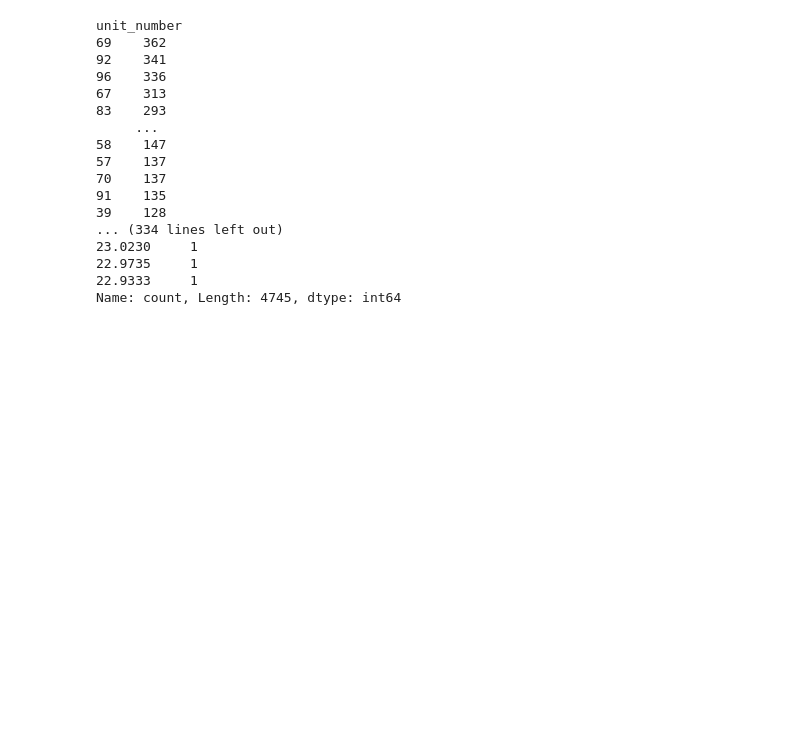
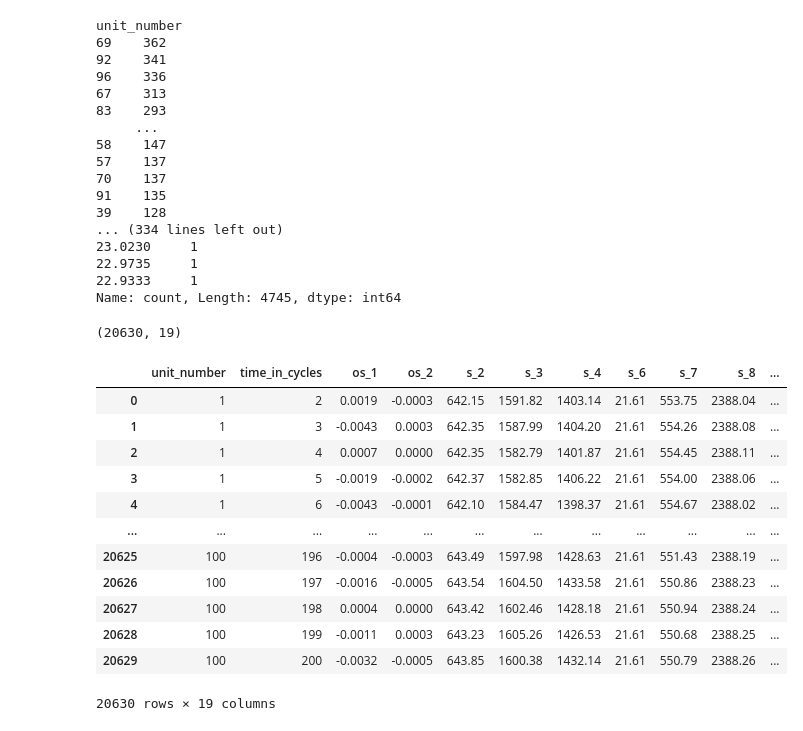
Before and after one commit to berkaylacinkaya/NASA_CMAPSS_TURBOFAN_ENGINE-PdM-, a Jupyter notebook: main.ipynb, the cells around one changed output. Drawn from its saved outputs; the diff is of its cells as text; code cells hidden in the pictures; blank space fills up the shorter version.

```diff
--- a/main.ipynb
+++ b/main.ipynb
@@ -172,4 +172,26 @@ unit_number
 22.9735     1
 22.9333     1
 Name: count, Length: 4745, dtype: int64
+# %%
+df.drop(["os_3","s_1","s_5","s_10","s_16","s_18","s_19"],axis=1,inplace=True)#These features have only one value.For this reason I dropped them. Because there aren't information gain for any ML models. Their variance is zero.
+# %%
+df.shape
+# %% [output]
+(20630, 19)
+# %%
+df
+# %% [output]
+|  | unit_number | time_in_cycles | os_1 | os_2 | s_2 | s_3 | s_4 | s_6 | s_7 | s_8 | ... |
+| 0 | 1 | 2 | 0.0019 | -0.0003 | 642.15 | 1591.82 | 1403.14 | 21.61 | 553.75 | 2388.04 | ... |
+| 1 | 1 | 3 | -0.0043 | 0.0003 | 642.35 | 1587.99 | 1404.20 | 21.61 | 554.26 | 2388.08 | ... |
+| 2 | 1 | 4 | 0.0007 | 0.0000 | 642.35 | 1582.79 | 1401.87 | 21.61 | 554.45 | 2388.11 | ... |
+| 3 | 1 | 5 | -0.0019 | -0.0002 | 642.37 | 1582.85 | 1406.22 | 21.61 | 554.00 | 2388.06 | ... |
+| 4 | 1 | 6 | -0.0043 | -0.0001 | 642.10 | 1584.47 | 1398.37 | 21.61 | 554.67 | 2388.02 | ... |
+| ... | ... | ... | ... | ... | ... | ... | ... | ... | ... | ... | ... |
+| 20625 | 100 | 196 | -0.0004 | -0.0003 | 643.49 | 1597.98 | 1428.63 | 21.61 | 551.43 | 2388.19 | ... |
+| 20626 | 100 | 197 | -0.0016 | -0.0005 | 643.54 | 1604.50 | 1433.58 | 21.61 | 550.86 | 2388.23 | ... |
+| 20627 | 100 | 198 | 0.0004 | 0.0000 | 643.42 | 1602.46 | 1428.18 | 21.61 | 550.94 | 2388.24 | ... |
+| 20628 | 100 | 199 | -0.0011 | 0.0003 | 643.23 | 1605.26 | 1426.53 | 21.61 | 550.68 | 2388.25 | ... |
+| 20629 | 100 | 200 | -0.0032 | -0.0005 | 643.85 | 1600.38 | 1432.14 | 21.61 | 550.79 | 2388.26 | ... |
+20630 rows × 19 columns
 # %%
```
Also changed, not shown: parts of 1 cell of this notebook.
